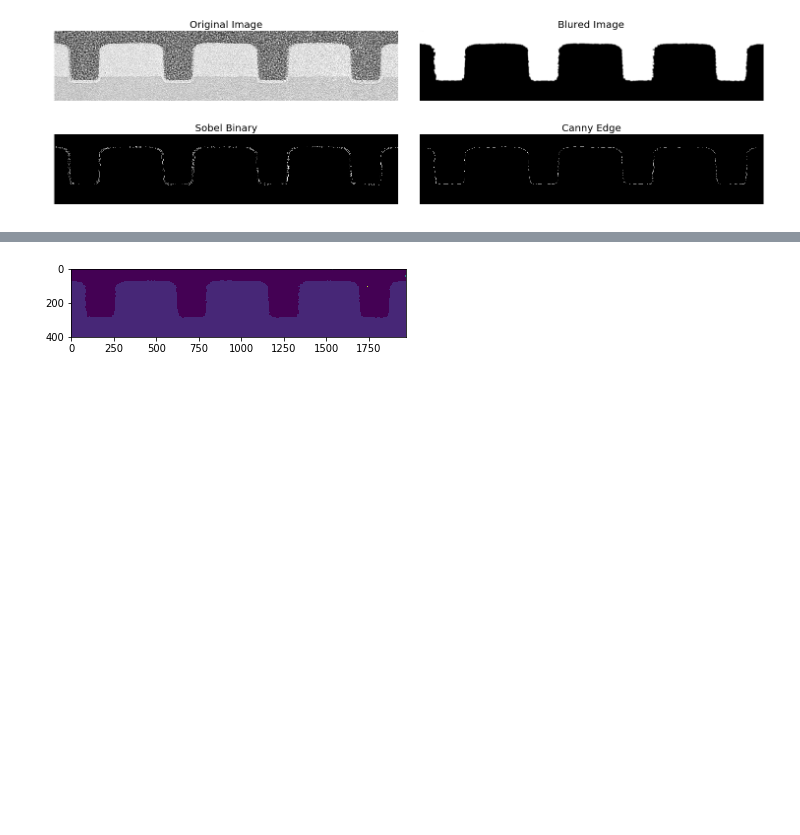
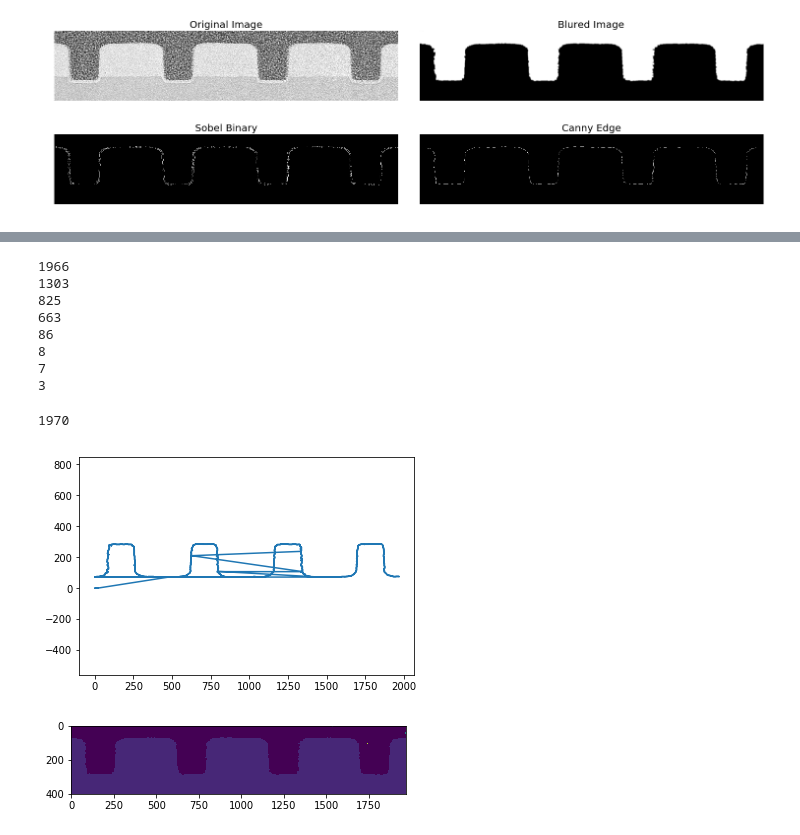
Before and after one commit to zypchenfeng/test_sem, a Jupyter notebook: xsem_cal.ipynb, the cells around one changed output, grey strips where cells are left out. Saved outputs shown, nothing was run; the diff lists cells and outputs as text; code cells hidden in the pictures; blank space fills up the shorter version.

```diff
--- a/xsem_cal.ipynb
+++ b/xsem_cal.ipynb
@@ -198,3 +226,23 @@ plt.show()
+# %%
+con2 = con
+for i in reversed(range(len(d))):
+    if d[i] > 200:
+        print(i)
+        con2 = np.delete(con2, i-1, axis=0)
+plt.plot(con2[:, 0], con2[:, 1])
+plt.axes().set_aspect('equal', 'datalim')
+len(con2[:,0])
+# %% [output]
+1966
+1303
+825
+663
+86
+8
+7
+3
+1970
+[figure, added]
 # %%
 # Marker labelling
 ret, markers = cv2.connectedComponents(sure_fg)
```
Also changed, not shown: parts of 8 cells of this notebook.
